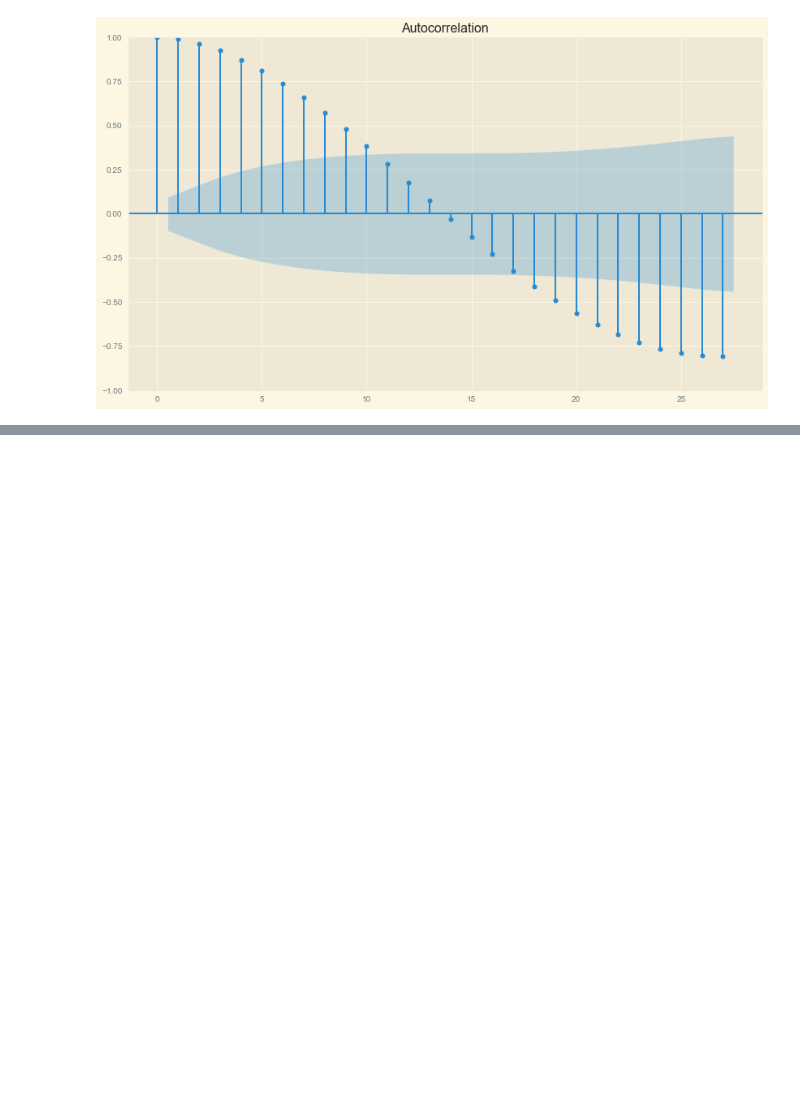
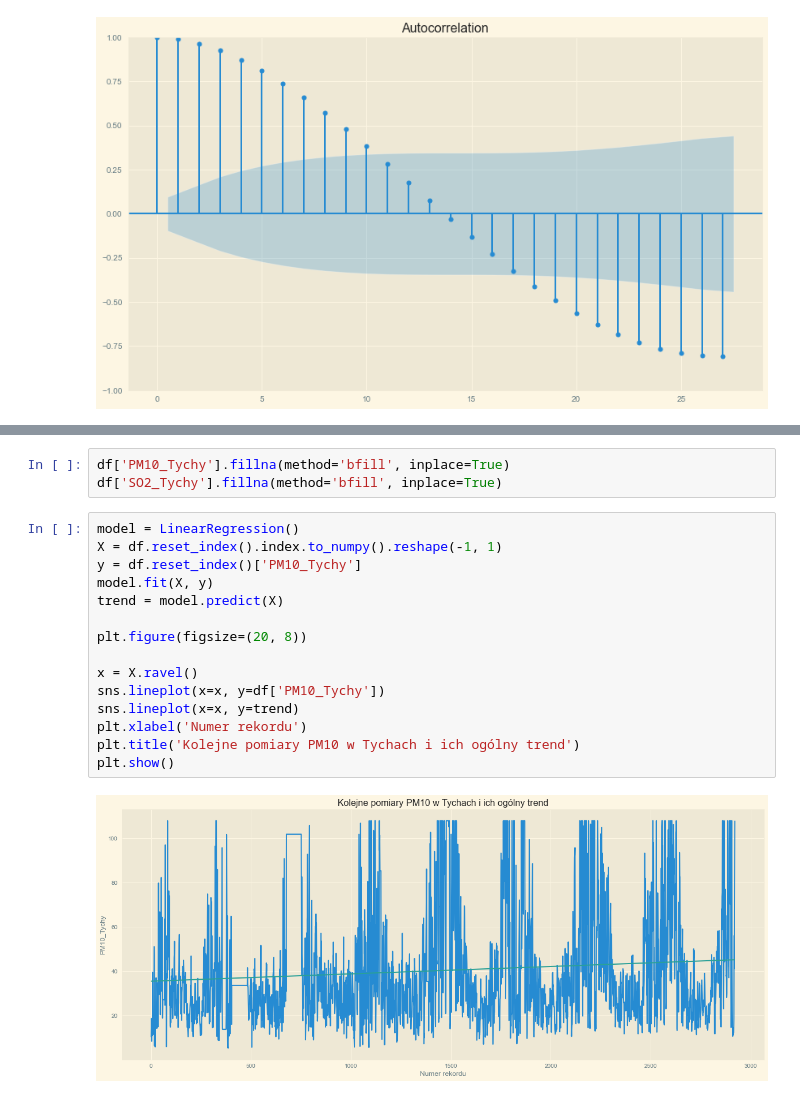
Before and after one commit to panierka/AirQualityComparativeAnalysis, a Jupyter notebook: main.ipynb, the cells around one changed output, grey strips where cells are left out. Cells and saved outputs as stored; diff of their text form; blank space fills up the shorter version.

```diff
--- a/main.ipynb
+++ b/main.ipynb
@@ -510,0 +549,20 @@ plt.show()
+# %%
+df['PM10_Tychy'].fillna(method='bfill', inplace=True)
+df['SO2_Tychy'].fillna(method='bfill', inplace=True)
+# %%
+model = LinearRegression()
+X = df.reset_index().index.to_numpy().reshape(-1, 1)
+y = df.reset_index()['PM10_Tychy']
+model.fit(X, y)
+trend = model.predict(X)
+
+plt.figure(figsize=(20, 8))
+
+x = X.ravel()
+sns.lineplot(x=x, y=df['PM10_Tychy'])
+sns.lineplot(x=x, y=trend)
+plt.xlabel('Numer rekordu')
+plt.title('Kolejne pomiary PM10 w Tychach i ich ogólny trend')
+plt.show()
+# %% [output]
+[figure, added]
```
Also changed, not shown: parts of 30 cells of this notebook, 1 other file.
